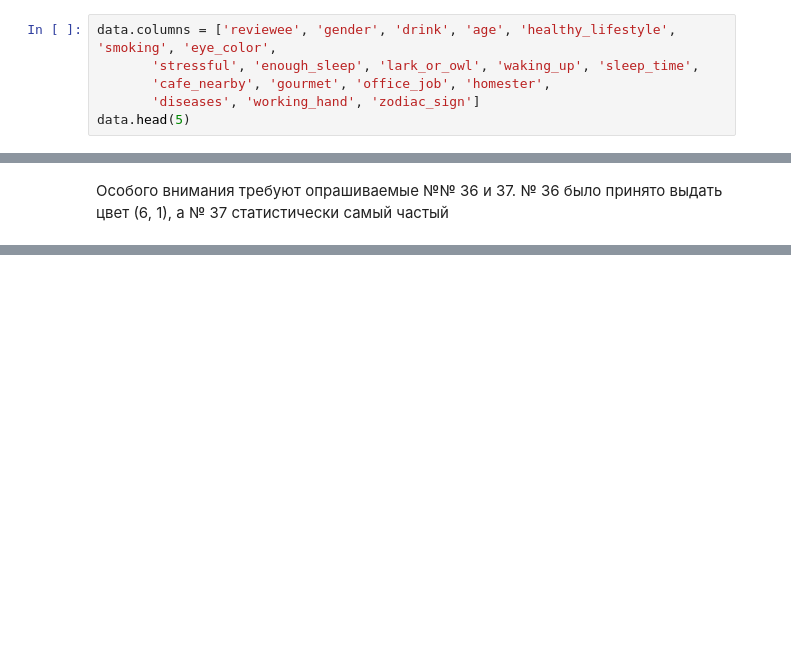
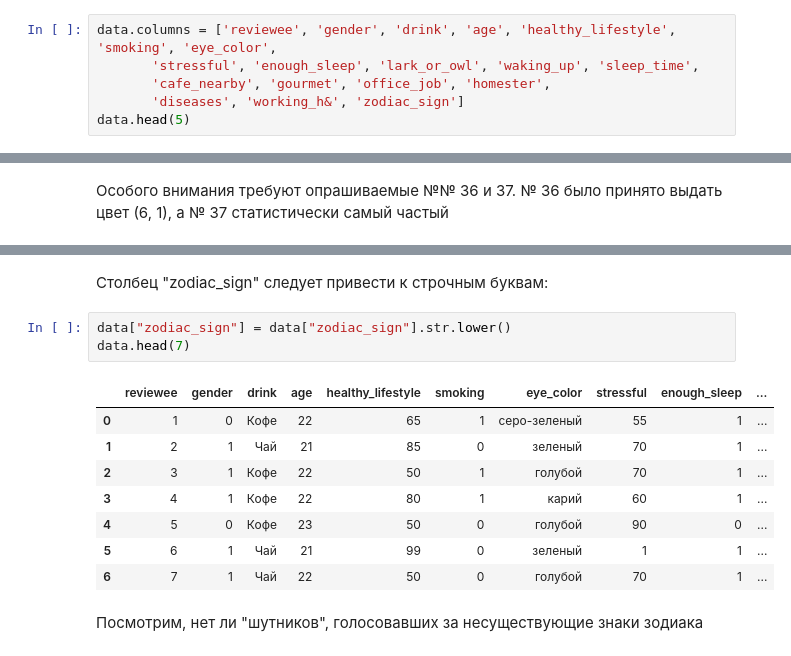
Before and after one commit to dmittrj/AIST_Practice_1, a Jupyter notebook: Practice-1.ipynb, the cells around one changed output, grey strips where cells are left out. Saved outputs shown, nothing was run; the diff lists cells and outputs as text; blank space fills up the shorter version.

Commit message:
Fix zodiac signs

```diff
--- a/Practice-1.ipynb
+++ b/Practice-1.ipynb
@@ -30,7 +30,7 @@ data.head(10)
 data.columns = ['reviewee', 'gender', 'drink', 'age', 'healthy_lifestyle', 'smoking', 'eye_color',
        'stressful', 'enough_sleep', 'lark_or_owl', 'waking_up', 'sleep_time',
        'cafe_nearby', 'gourmet', 'office_job', 'homester',
-       'diseases', 'working_hand', 'zodiac_sign']
+       'diseases', 'working_h&', 'zodiac_sign']
 data.head(5)
 # %% [output]
 |  | reviewee | gender | drink | age | healthy_lifestyle | smoking | eye_color | stressful | enough_sleep | ... |
@@ -184,3 +184,19 @@ data.tail(4)
 | 35 | 36 | 1 | Кофе | 27 | 60 | 1 | зеленый | 40 | 0 | ... |
 | 36 | 37 | 1 | Чай | 21 | 65 | 1 | зелёно-серо-голубой | 75 | 0 | ... |
 | 37 | 38 | 1 | Чай | 21 | 80 | 0 | такой же, как и правого | 70 | 1 | ... |
+# %% [markdown]
+Столбец "zodiac_sign" следует привести к строчным буквам:
+# %%
+data["zodiac_sign"] = data["zodiac_sign"].str.lower()
+data.head(7)
+# %% [output]
+|  | reviewee | gender | drink | age | healthy_lifestyle | smoking | eye_color | stressful | enough_sleep | ... |
+| 0 | 1 | 0 | Кофе | 22 | 65 | 1 | серо-зеленый | 55 | 1 | ... |
+| 1 | 2 | 1 | Чай | 21 | 85 | 0 | зеленый | 70 | 1 | ... |
+| 2 | 3 | 1 | Кофе | 22 | 50 | 1 | голубой | 70 | 1 | ... |
+| 3 | 4 | 1 | Кофе | 22 | 80 | 1 | карий | 60 | 1 | ... |
+| 4 | 5 | 0 | Кофе | 23 | 50 | 0 | голубой | 90 | 0 | ... |
+| 5 | 6 | 1 | Чай | 21 | 99 | 0 | зеленый | 1 | 1 | ... |
+| 6 | 7 | 1 | Чай | 22 | 50 | 0 | голубой | 70 | 1 | ... |
+# %% [markdown]
+Посмотрим, нет ли "шутников", голосовавших за несуществующие знаки зодиака
```
Also changed, not shown: parts of 2 cells of this notebook.
